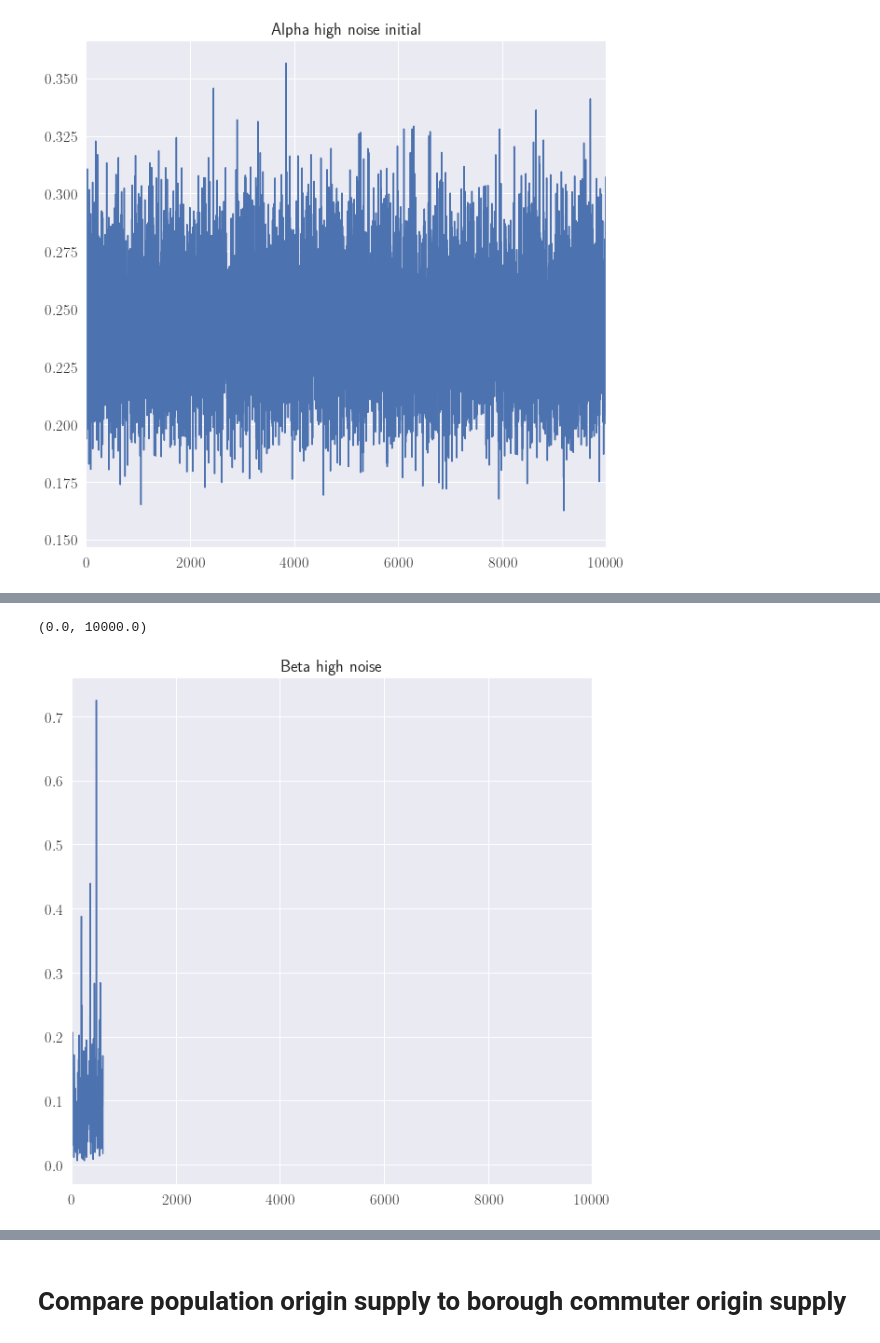
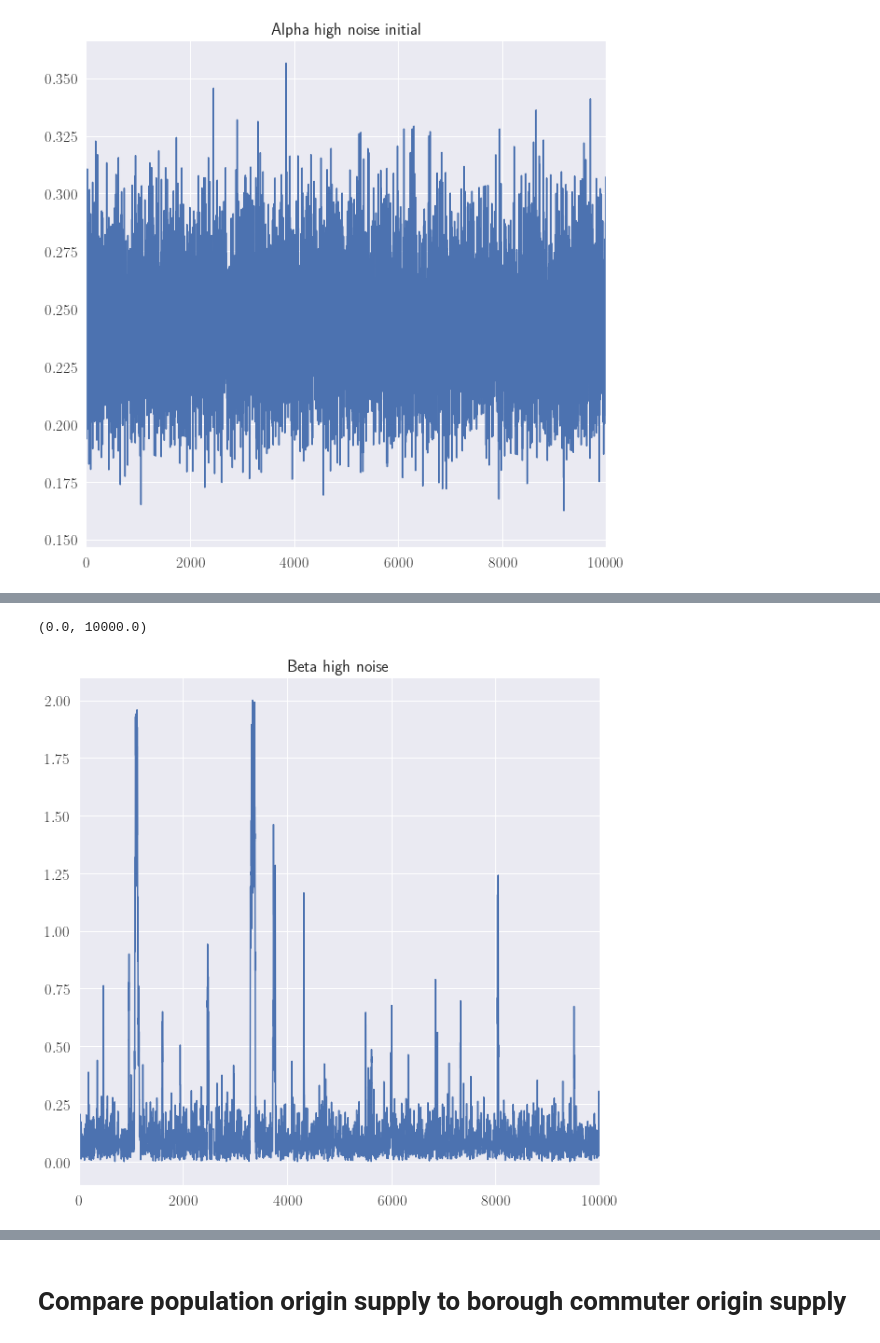
Before and after one commit to YannisZa/stochastic-travel-demand-modelling, a Jupyter notebook: notebooks/commuter_data_sandbox.ipynb, the cells around one changed output, grey strips where cells are left out. Cells and saved outputs as stored; diff of their text form; code cells hidden in the pictures.

```diff
--- a/notebooks/commuter_data_sandbox.ipynb
+++ b/notebooks/commuter_data_sandbox.ipynb
@@ -606,7 +606,7 @@ if low_save:
 # %%
 # Select starting point
 mcmc_start = 10000
-last_iteration = mcmc_start + 600
+last_iteration = mcmc_start + 10000
 # Choose whether to save plots
 high_save = False
 # %%
@@ -778,11 +778,11 @@ plt.xlim([0,10000])
 # %%
 plt.figure(figsize=(10,10))
 plt.title("Beta high noise")
-plt.plot(high_samples[:, 1][high_samples[:, 1]<0.75])
-plt.xlim([0,10000])
+plt.plot(high_samples[:, 1])
+plt.xlim([0,(last_iteration-mcmc_start)])
 # %% [output]
 (0.0, 10000.0)
-[figure, old version]
+[figure, new version]
 # %%
 plt.figure(0)
 print('Alpha high noise ACF')
```
Also changed, not shown: parts of 16 cells of this notebook, 2 other files.
